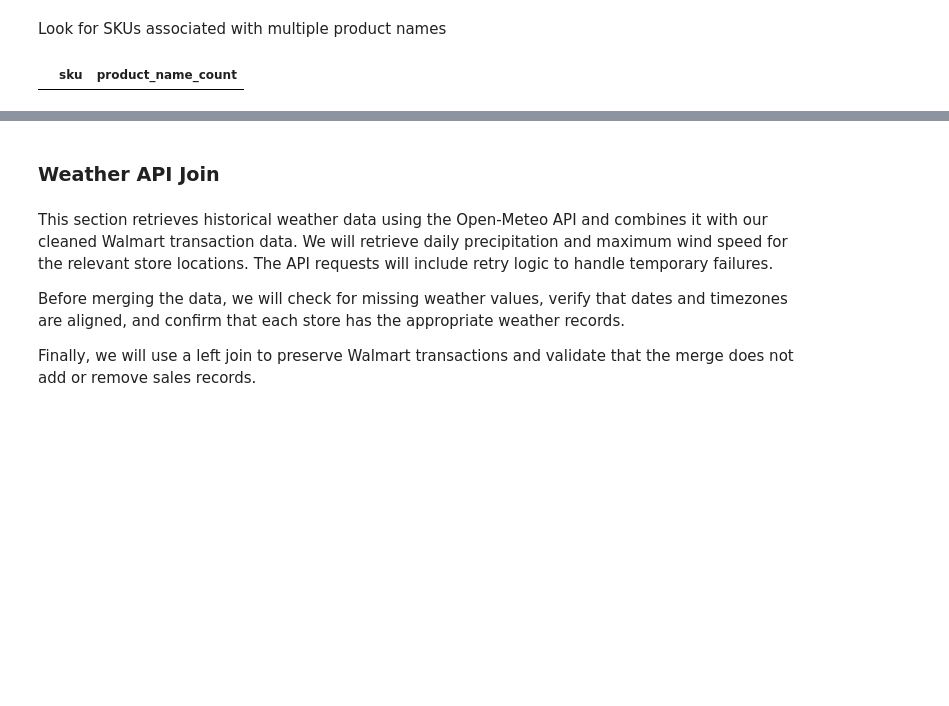
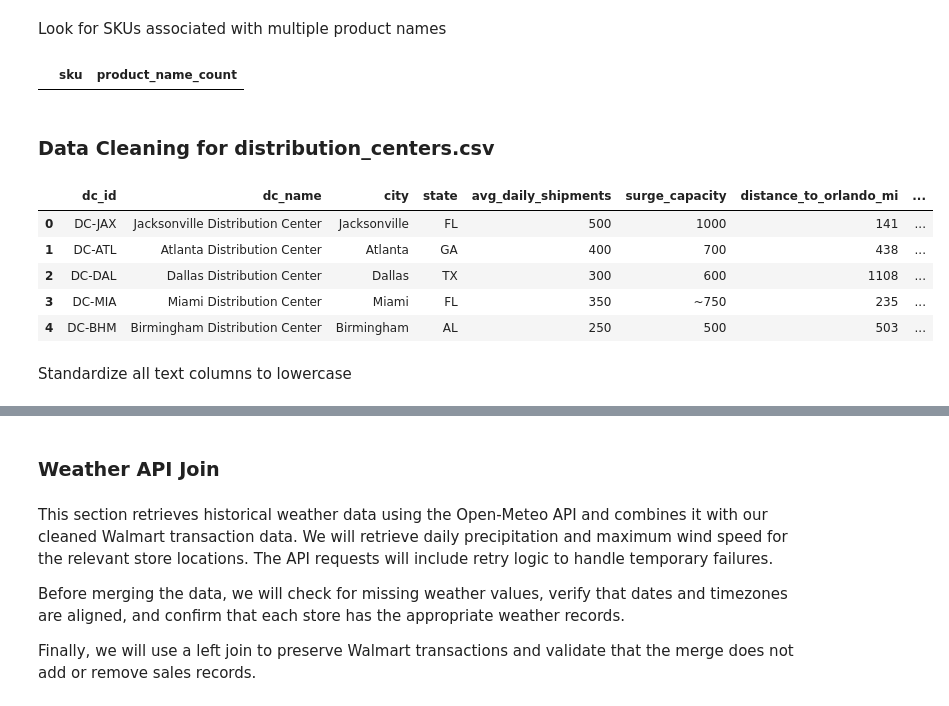
Before and after one commit to raffaellaalpaca-ai/walmart-hurricane-project, a Jupyter notebook: Walmart_Midterm_Notebook_(DS_2002).ipynb, the cells around one changed output, grey strips where cells are left out. Saved outputs shown, nothing was run; the diff lists cells and outputs as text; code cells hidden in the pictures; blank space fills up the shorter version.

Commit message:
Updated data cleaning with distribution_centers.csv

```diff
--- a/Walmart_Midterm_Notebook_(DS_2002).ipynb
+++ b/Walmart_Midterm_Notebook_(DS_2002).ipynb
@@ -1085,3 +1079,20 @@ multiple_names = (
 multiple_names
 # %% [output]
 |  | sku | product_name_count |
+# %% [markdown]
+### **Data Cleaning for distribution_centers.csv**
+# %%
+url = 'https://raw.githubusercontent.com/raffaellaalpaca-ai/walmart-hurricane-project/main/data/distribution_centers.csv'
+df_centers = pd.read_csv(url)
+df_centers_original = df_centers.copy()
+# %%
+df_centers.head()
+# %% [output]
+|  | dc_id | dc_name | city | state | avg_daily_shipments | surge_capacity | distance_to_orlando_mi | ... |
+| 0 | DC-JAX | Jacksonville Distribution Center | Jacksonville | FL | 500 | 1000 | 141 | ... |
+| 1 | DC-ATL | Atlanta Distribution Center | Atlanta | GA | 400 | 700 | 438 | ... |
+| 2 | DC-DAL | Dallas Distribution Center | Dallas | TX | 300 | 600 | 1108 | ... |
+| 3 | DC-MIA | Miami Distribution Center | Miami | FL | 350 | ~750 | 235 | ... |
+| 4 | DC-BHM | Birmingham Distribution Center | Birmingham | AL | 250 | 500 | 503 | ... |
+# %% [markdown]
+Standardize all text columns to lowercase
```
Also changed, not shown: parts of 13 cells of this notebook.
